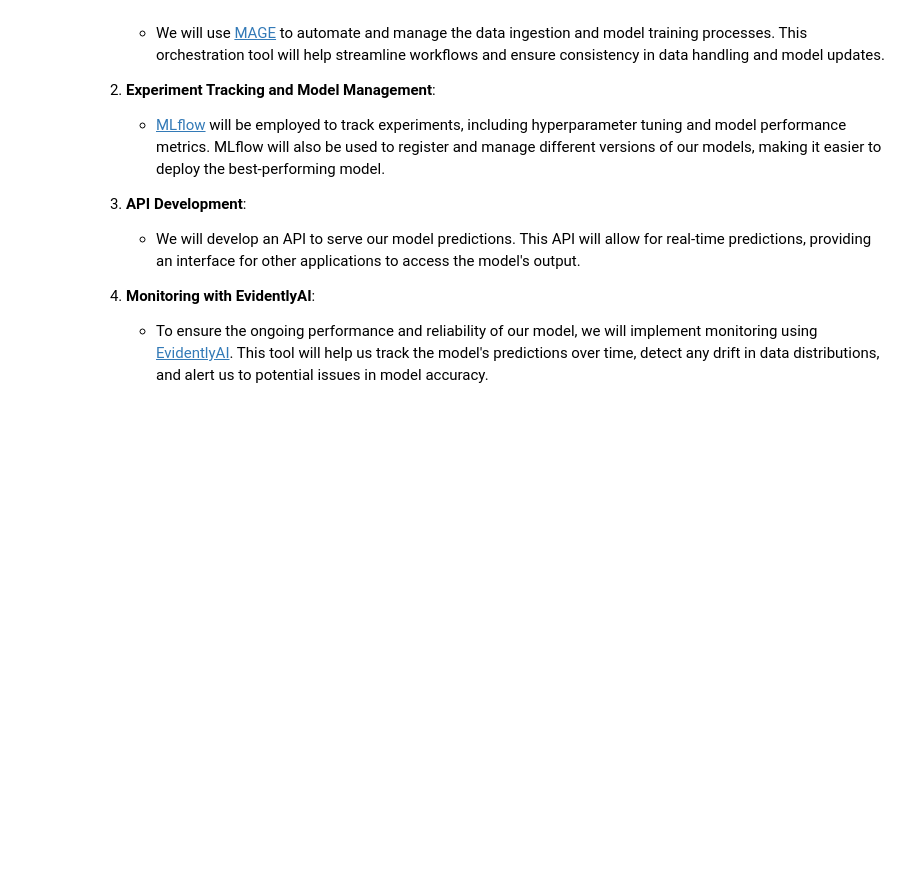
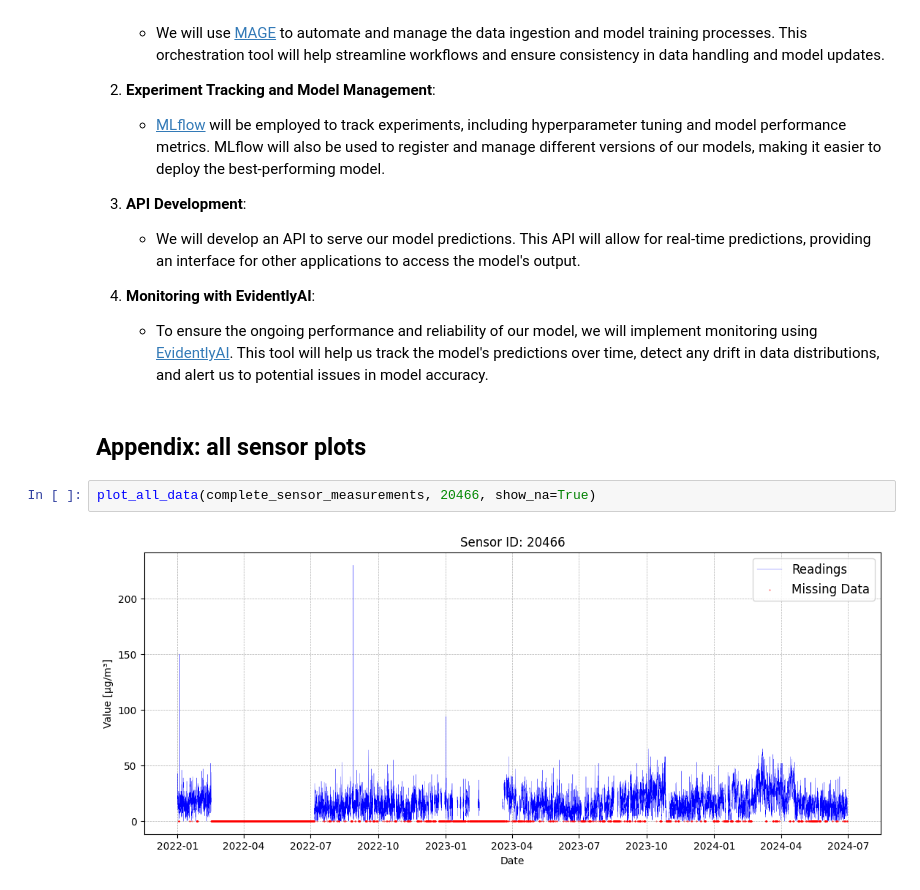
Before and after one commit to Fustincho/datatalks-mlops-zoomcamp, a Jupyter notebook: 07-project/airquality/notebooks/01_proof_of_concept.ipynb, the cells around one changed output. Drawn from its saved outputs; the diff is of its cells as text; blank space fills up the shorter version.

Commit message:
unit-7: added sensor plots to poc

```diff
--- a/07-project/airquality/notebooks/01_proof_of_concept.ipynb
+++ b/07-project/airquality/notebooks/01_proof_of_concept.ipynb
@@ -1109,3 +1106,9 @@ The next phase of this project involves operationalizing our machine learning mo
 
 4. **Monitoring with EvidentlyAI**:
    - To ensure the ongoing performance and reliability of our model, we will implement monitoring using [EvidentlyAI](https://www.evidentlyai.com/). This tool will help us track the model's predictions over time, detect any drift in data distributions, and alert us to potential issues in model accuracy.
+# %% [markdown]
+## Appendix: all sensor plots
+# %%
+plot_all_data(complete_sensor_measurements, 20466, show_na=True)
+# %% [output]
+[figure, added]
```
Also changed, not shown: parts of 26 cells of this notebook, 6 other files.
